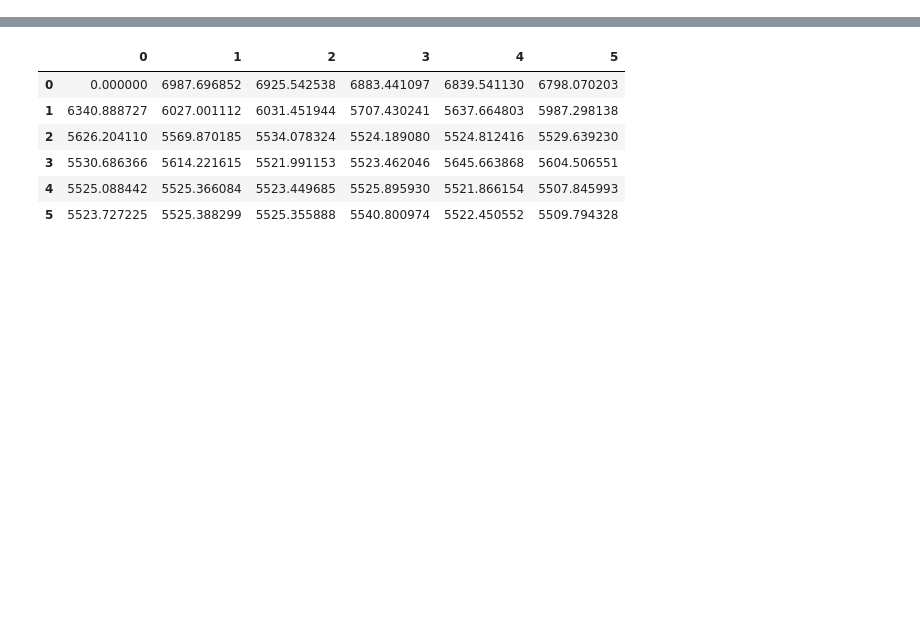
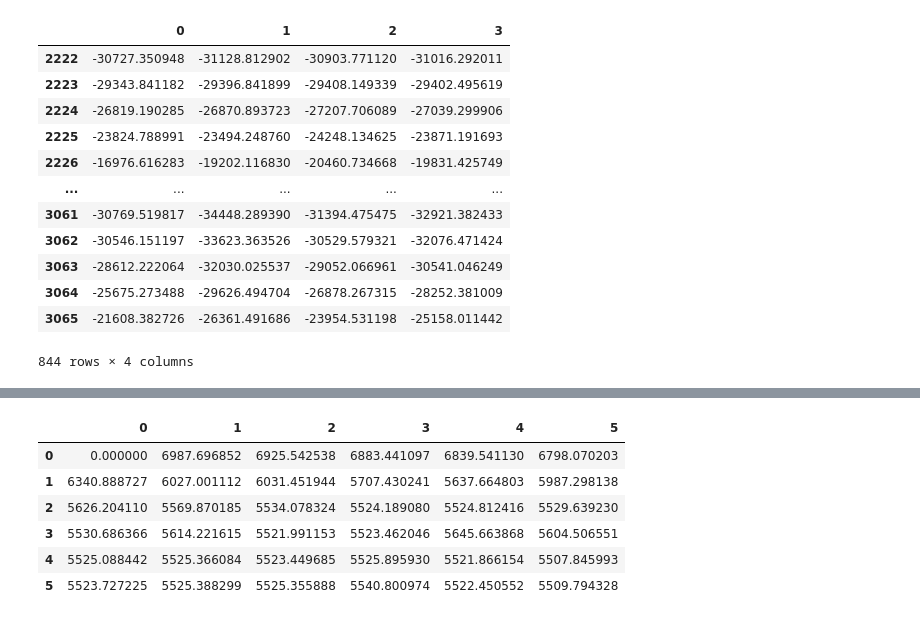
Before and after one commit to artkulak/idao2020_qualifications, a Jupyter notebook: JustM/SARIMA.ipynb, the cells around one changed output, grey strips where cells are left out. Saved outputs shown, nothing was run; the diff lists cells and outputs as text; code cells hidden in the pictures; blank space fills up the shorter version.

```diff
--- a/JustM/SARIMA.ipynb
+++ b/JustM/SARIMA.ipynb
@@ -132,0 +373,16 @@ print(100*(1- np.mean(smp)))
+# %%
+sat_preds[1, 0]
+# %% [output]
+|  | 0 | 1 | 2 | 3 |
+| 2222 | -30727.350948 | -31128.812902 | -30903.771120 | -31016.292011 |
+| 2223 | -29343.841182 | -29396.841899 | -29408.149339 | -29402.495619 |
+| 2224 | -26819.190285 | -26870.893723 | -27207.706089 | -27039.299906 |
+| 2225 | -23824.788991 | -23494.248760 | -24248.134625 | -23871.191693 |
+| 2226 | -16976.616283 | -19202.116830 | -20460.734668 | -19831.425749 |
+| ... | ... | ... | ... | ... |
+| 3061 | -30769.519817 | -34448.289390 | -31394.475475 | -32921.382433 |
+| 3062 | -30546.151197 | -33623.363526 | -30529.579321 | -32076.471424 |
+| 3063 | -28612.222064 | -32030.025537 | -29052.066961 | -30541.046249 |
+| 3064 | -25675.273488 | -29626.494704 | -26878.267315 | -28252.381009 |
+| 3065 | -21608.382726 | -26361.491686 | -23954.531198 | -25158.011442 |
+844 rows × 4 columns
```
Also changed, not shown: parts of 7 cells of this notebook, 1 other file.
